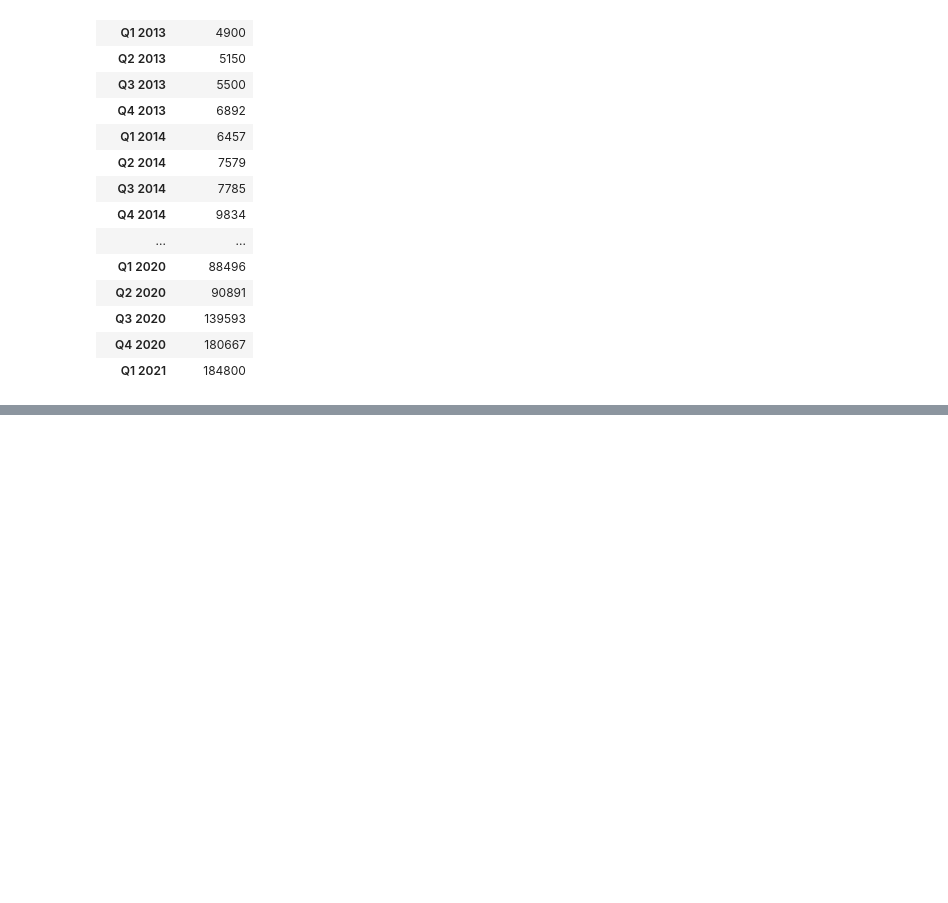
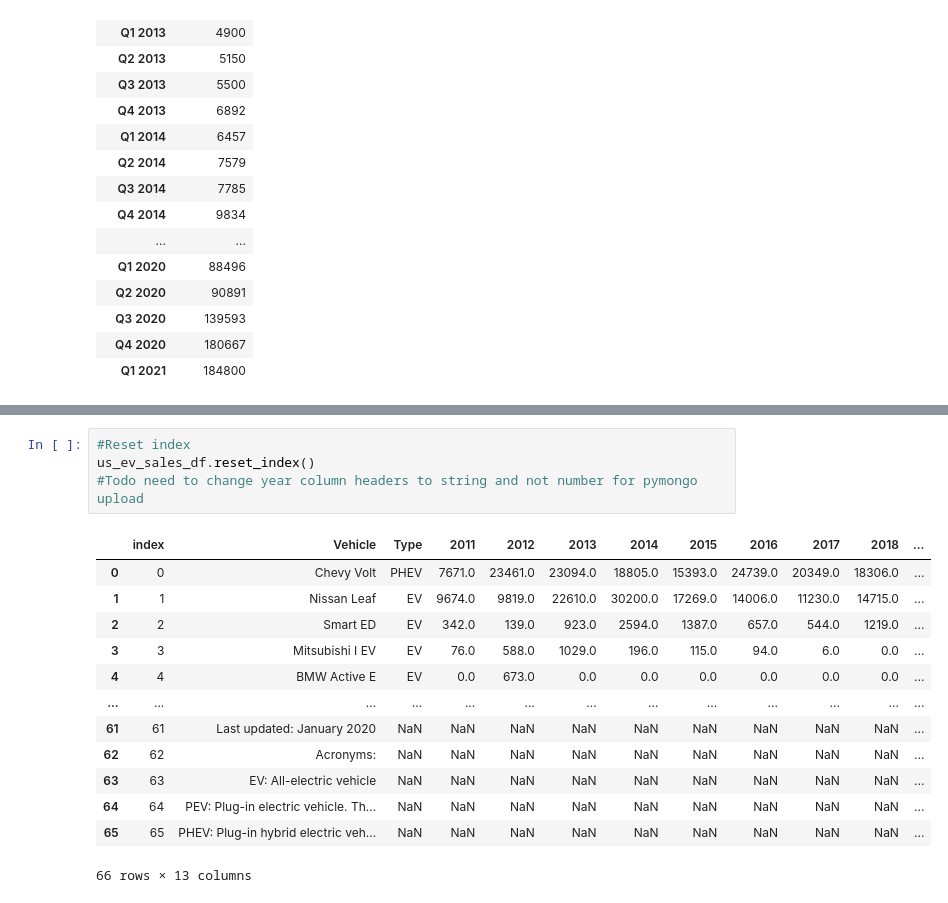
Before and after one commit to MwansaMwango/rise-of-electric-vehicles, a Jupyter notebook: data/scrape_telsa_sales_wiki.ipynb, the cells around one changed output, grey strips where cells are left out. Drawn from its saved outputs; the diff is of its cells as text; blank space fills up the shorter version.

```diff
--- a/data/scrape_telsa_sales_wiki.ipynb
+++ b/data/scrape_telsa_sales_wiki.ipynb
@@ -78,0 +219,18 @@ SyntaxError: invalid syntax (<ipython-input-102-a6242dfbad02>, line 1)
+# %%
+#Reset index
+us_ev_sales_df.reset_index()
+#Todo need to change year column headers to string and not number for pymongo upload
+# %% [output]
+|  | index | Vehicle | Type | 2011 | 2012 | 2013 | 2014 | 2015 | 2016 | 2017 | 2018 | ... |
+| 0 | 0 | Chevy Volt | PHEV | 7671.0 | 23461.0 | 23094.0 | 18805.0 | 15393.0 | 24739.0 | 20349.0 | 18306.0 | ... |
+| 1 | 1 | Nissan Leaf | EV | 9674.0 | 9819.0 | 22610.0 | 30200.0 | 17269.0 | 14006.0 | 11230.0 | 14715.0 | ... |
+| 2 | 2 | Smart ED | EV | 342.0 | 139.0 | 923.0 | 2594.0 | 1387.0 | 657.0 | 544.0 | 1219.0 | ... |
+| 3 | 3 | Mitsubishi I EV | EV | 76.0 | 588.0 | 1029.0 | 196.0 | 115.0 | 94.0 | 6.0 | 0.0 | ... |
+| 4 | 4 | BMW Active E | EV | 0.0 | 673.0 | 0.0 | 0.0 | 0.0 | 0.0 | 0.0 | 0.0 | ... |
+| ... | ... | ... | ... | ... | ... | ... | ... | ... | ... | ... | ... | ... |
+| 61 | 61 | Last updated: January 2020 | NaN | NaN | NaN | NaN | NaN | NaN | NaN | NaN | NaN | ... |
+| 62 | 62 | Acronyms: | NaN | NaN | NaN | NaN | NaN | NaN | NaN | NaN | NaN | ... |
+| 63 | 63 | EV: All-electric vehicle | NaN | NaN | NaN | NaN | NaN | NaN | NaN | NaN | NaN | ... |
+| 64 | 64 | PEV: Plug-in electric vehicle. Th... | NaN | NaN | NaN | NaN | NaN | NaN | NaN | NaN | NaN | ... |
+| 65 | 65 | PHEV: Plug-in hybrid electric veh... | NaN | NaN | NaN | NaN | NaN | NaN | NaN | NaN | NaN | ... |
+66 rows × 13 columns
```
Also changed, not shown: parts of 16 cells of this notebook.
